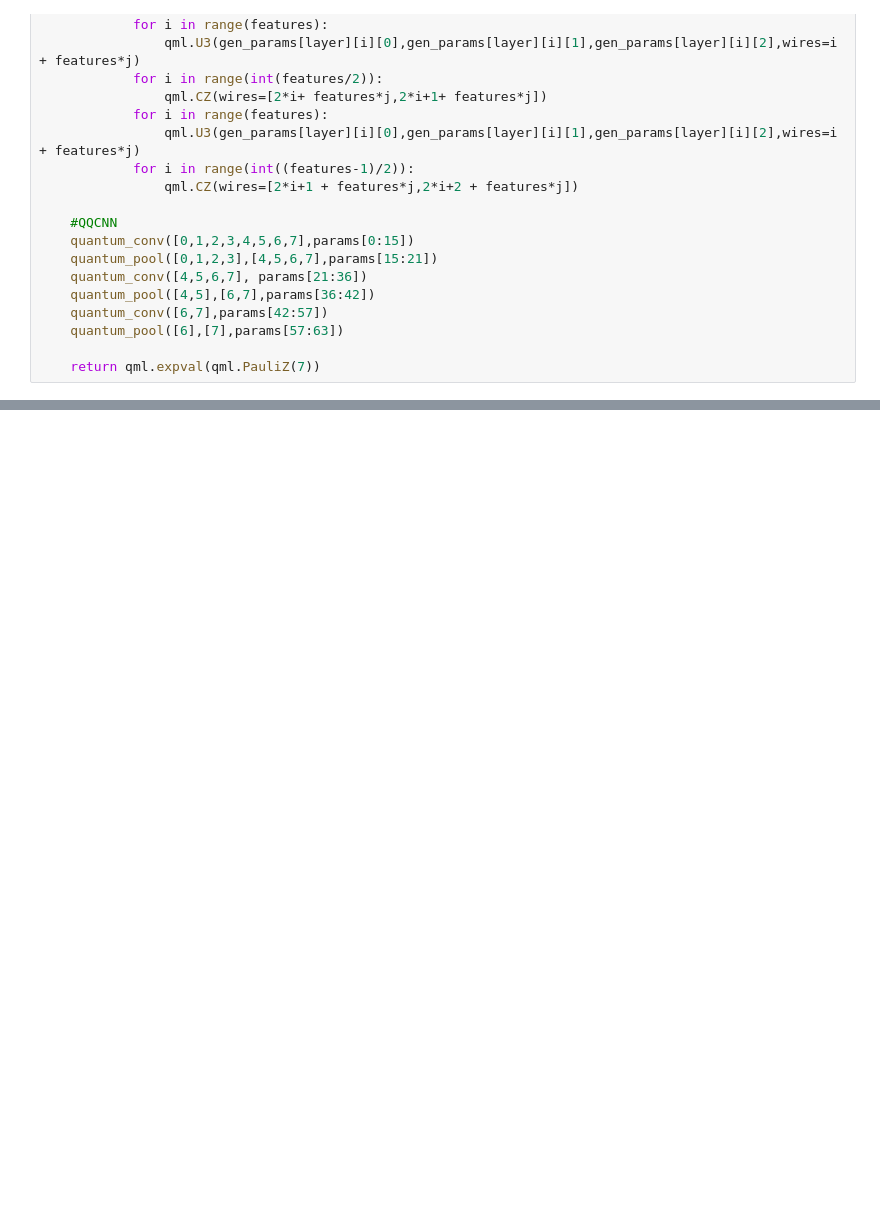
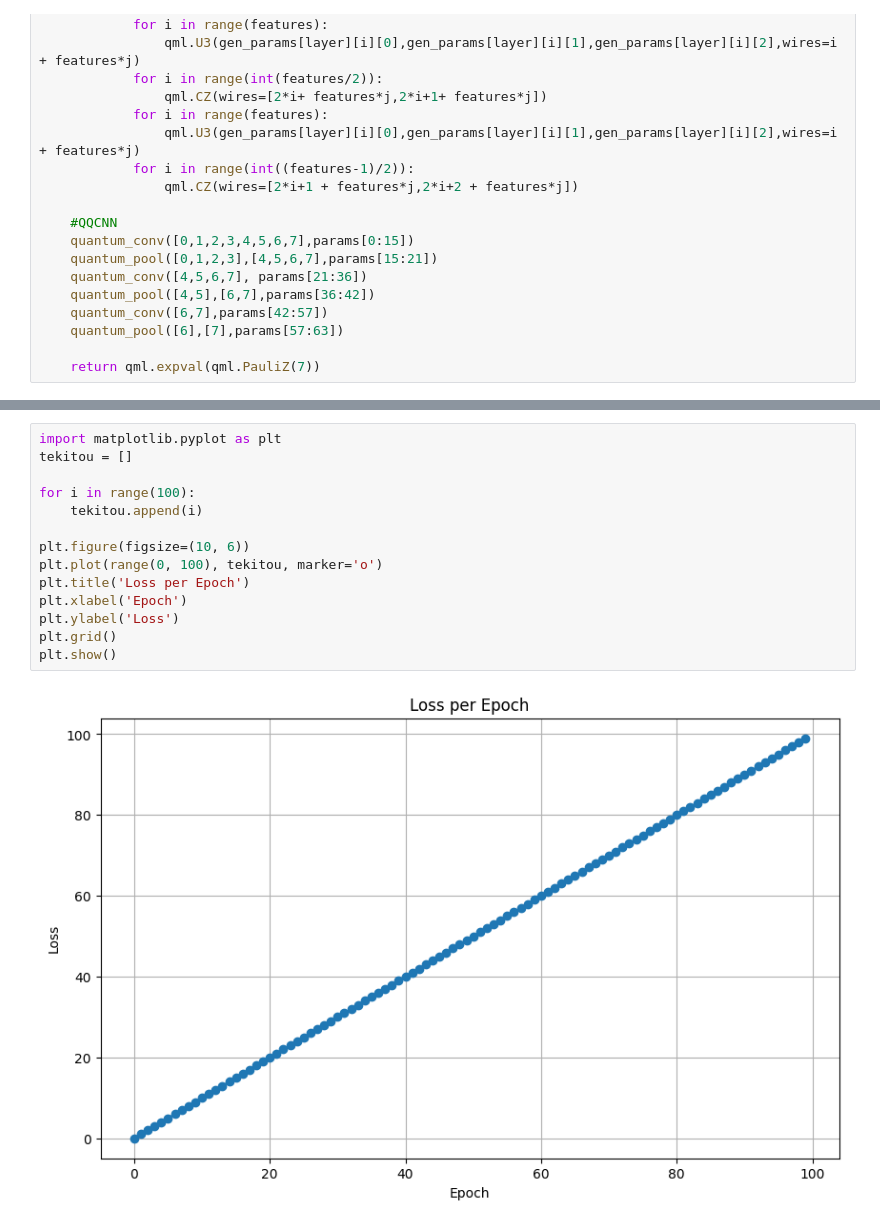
Before and after one commit to Rest02Mark/ICEPP_summercamp2024, a Jupyter notebook: qcnn/qcnn_Ntangled4*2.ipynb, the cells around one changed output, grey strips where cells are left out. Saved outputs shown, nothing was run; the diff lists cells and outputs as text; blank space fills up the shorter version.

```diff
--- a/qcnn_Ntangled4*2.ipynb
+++ b/qcnn/qcnn_Ntangled4*2.ipynb
@@ -168,3 +162,19 @@ Cost after step 100: 1.003041334151587
 Test accuracy: 49.67%
 ValueError: x and y must have same first dimension, but have shapes (100,) and (101,)
 [figure]
+# %%
+import matplotlib.pyplot as plt
+tekitou = []
+
+for i in range(100):
+    tekitou.append(i)
+
+plt.figure(figsize=(10, 6))
+plt.plot(range(0, 100), tekitou, marker='o')
+plt.title('Loss per Epoch')
+plt.xlabel('Epoch')
+plt.ylabel('Loss')
+plt.grid()
+plt.show()
+# %% [output]
+[figure, added]
```
Also changed, not shown: parts of 1 cell of this notebook, 2 other files.
